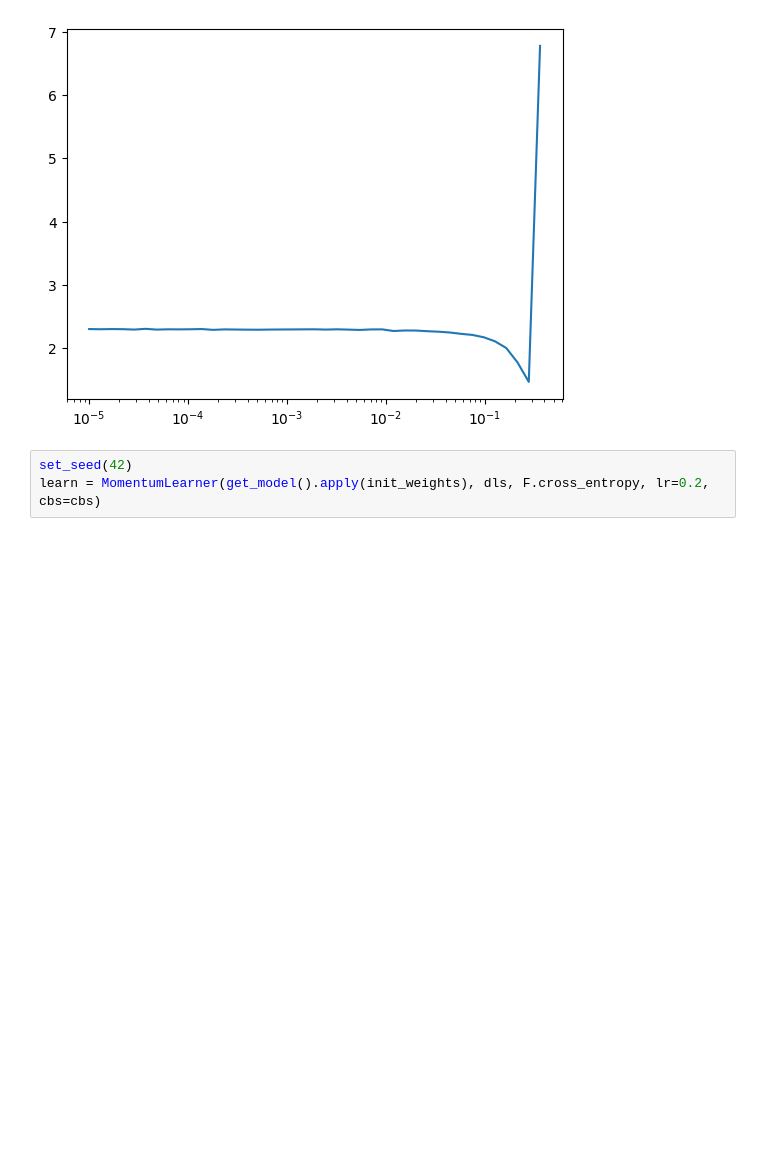
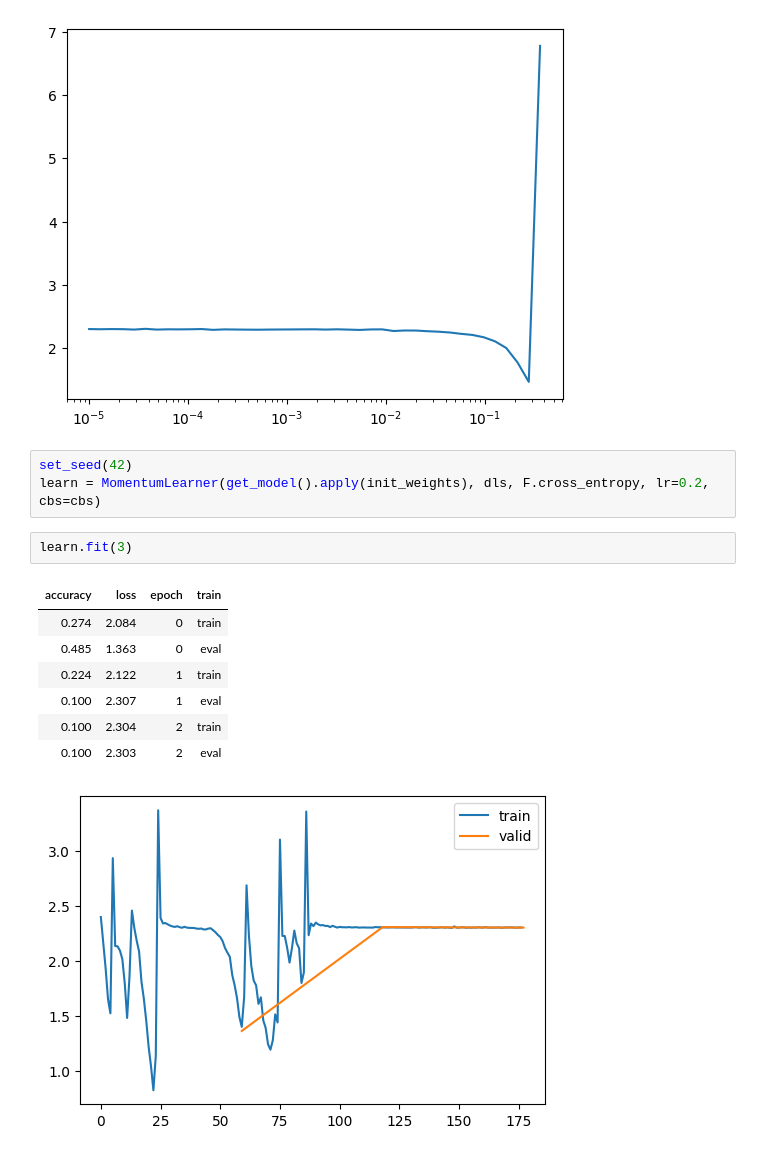
Before and after one commit to satani99/fastai_22_2, a Jupyter notebook: initializing.ipynb, the cells around one changed output. Saved outputs shown, nothing was run; the diff lists cells and outputs as text; blank space fills up the shorter version.

```diff
--- a/initializing.ipynb
+++ b/initializing.ipynb
@@ -341,3 +338,14 @@ MomentumLearner(model, dls, F.cross_entropy, cbs=[DeviceCB()]).lr_find()
 # %%
 set_seed(42)
 learn = MomentumLearner(get_model().apply(init_weights), dls, F.cross_entropy, lr=0.2, cbs=cbs)
+# %%
+learn.fit(3)
+# %% [output]
+| accuracy | loss | epoch | train |
+| 0.274 | 2.084 | 0 | train |
+| 0.485 | 1.363 | 0 | eval |
+| 0.224 | 2.122 | 1 | train |
+| 0.100 | 2.307 | 1 | eval |
+| 0.100 | 2.304 | 2 | train |
+| 0.100 | 2.303 | 2 | eval |
+[figure, added]
```
Also changed, not shown: parts of 31 cells of this notebook.
